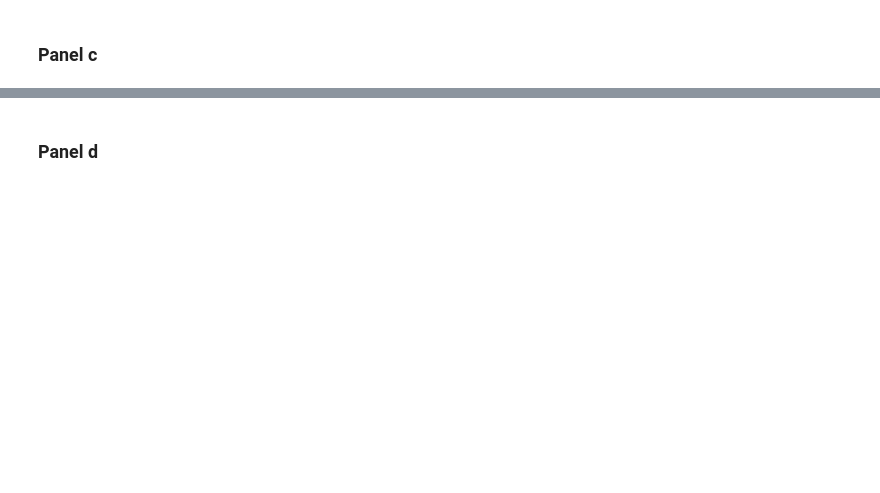
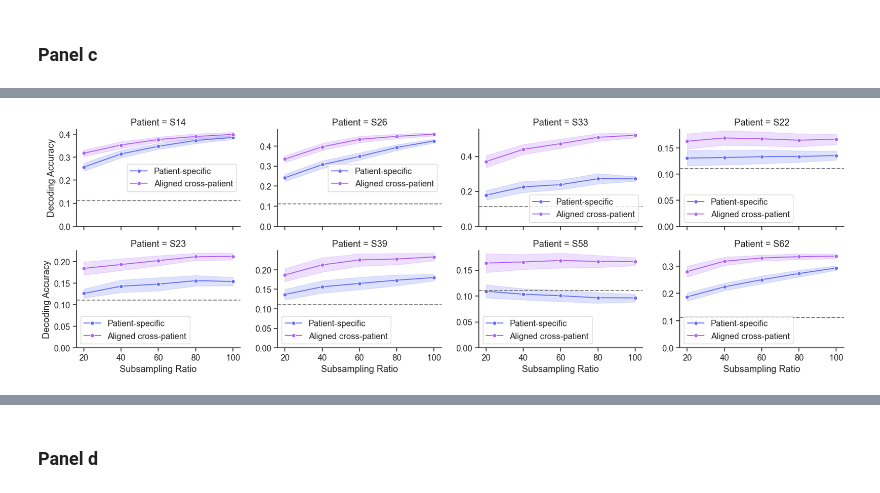
Before and after one commit to coganlab/cross_patient_speech_decoding, a Jupyter notebook: aligned_decoding/figures/fig_4.ipynb, the cells around one changed output, grey strips where cells are left out. Drawn from its saved outputs; the diff is of its cells as text; code cells hidden in the pictures; blank space fills up the shorter version.

Commit message:
figure 4 prototype

```diff
--- a/aligned_decoding/figures/fig_4.ipynb
+++ b/aligned_decoding/figures/fig_4.ipynb
@@ -461,7 +462,7 @@ def get_ci_data(ax):
 # %% [markdown]
 ### Panel a
 # %%
-pt_list = ['S14', 'S26', 'S33', 'S23', 'S22', 'S39', 'S58', 'S62']
+pt_list = ['S14', 'S26', 'S33', 'S22', 'S23', 'S39', 'S58', 'S62']
 pInd_list = [-1]
 
 wide_dfs = []
@@ -665,6 +711,2 @@ fig.show()
 # %% [markdown]
 ### Panel b
-# %%
-pt = 'S33'
-for i, artic in enumerate(artic_labels):
-    chan_disp(pt_artic_maps[pt]['weights'][i], pt_artic_maps[pt]['weight_map'], str.capitalize(f'{artic} map'), 'ROC-AUC', figsize=(8, 6), cbar_lower=0.5, cbar_upper=1)
@@ -676,7 +712,0 @@ for i, artic in enumerate(artic_labels):
-# %%
-all_pt_elec_data = [np.transpose(all_pt_dict[pt]['X1_map'].reshape(all_pt_dict[pt]['X1_map'].shape[0], -1, all_pt_dict[pt]['X1_map'].shape[-1]), axes=(0,2,1)) for pt in pt_names]
-all_pt_good_chans = []
-for i, (pt, d) in enumerate(zip(pt_names, all_pt_elec_data)):
-    d[d == 0] = np.nan
-    all_pt_good_chans.append(np.where(~np.isnan(d)[0,0,:])[0])
-    all_pt_elec_data[i] = d[np.where(~np.isnan(d))].reshape(all_pt_traces[pt].shape[0], all_pt_traces[pt].shape[1], -1)
@@ -778,0 +812,20 @@ for target_pt in ['S14']:
+# %%
+from scipy.stats import f_oneway, tukey_hsd, false_discovery_control
+
+pts = paper_pt_dict.values()
+p_arr = np.zeros((len(pts), 3))
+for i, pt in enumerate(pts):
+    pt_una = noTar_decode_df_long[(noTar_decode_df_long['Patient'] == pt) & (noTar_decode_df_long['Decoding Context'] == 'Unaligned')]['accuracy']
+    pt_cca = noTar_decode_df_long[(noTar_decode_df_long['Patient'] == pt) & (noTar_decode_df_long['Decoding Context'] == 'Aligned')]['accuracy']
+    pt_cca_tme = noTar_decode_df_long[(noTar_decode_df_long['Patient'] == pt) & (noTar_decode_df_long['Decoding Context'] == 'Aligned (surrogate data)')]['accuracy']
+
+    stat, anova_p = f_oneway(pt_una, pt_cca, pt_cca_tme)
+    res = tukey_hsd(pt_una, pt_cca, pt_cca_tme)
+    cca_una_p = res.pvalue[0,1]
+    cca_tme_p = res.pvalue[1,2]
+
+    # p_arr[i, :] = [anova_p, cca_ps_p, cca_una_p]
+
+    print(f'{pt}: ANOVA p = {anova_p}, CCA vs. PS p = {cca_una_p}, CCA vs. Unaligned p = {cca_tme_p}')
+    print(f'ANOVA F-statisitc: {stat}')
+    print(res)
@@ -1100,0 +1015,13 @@ Articulator Map Aligned vs Unaligned p-value:
+# %%
+g = sns.FacetGrid(tss_df_long, col='Patient', col_wrap=4, height=3, aspect=1.5, sharey=False)
+g.map(sns.lineplot, 'Subsampling Ratio', 'Decoding Accuracy', 'Decoding Context', marker='o', errorbar='sd', palette=['#636EFA', '#AB63FA'])
+
+for g_ax in g.axes:
+    g_ax.axhline(1/9, color='grey', linestyle='--')
+    g_ax.set_ylim(0, None)
+    g_ax.legend()
+
+sns.despine()
+plt.show()
+# %% [output]
+[figure, added]
```
Also changed, not shown: parts of 48 cells of this notebook.
